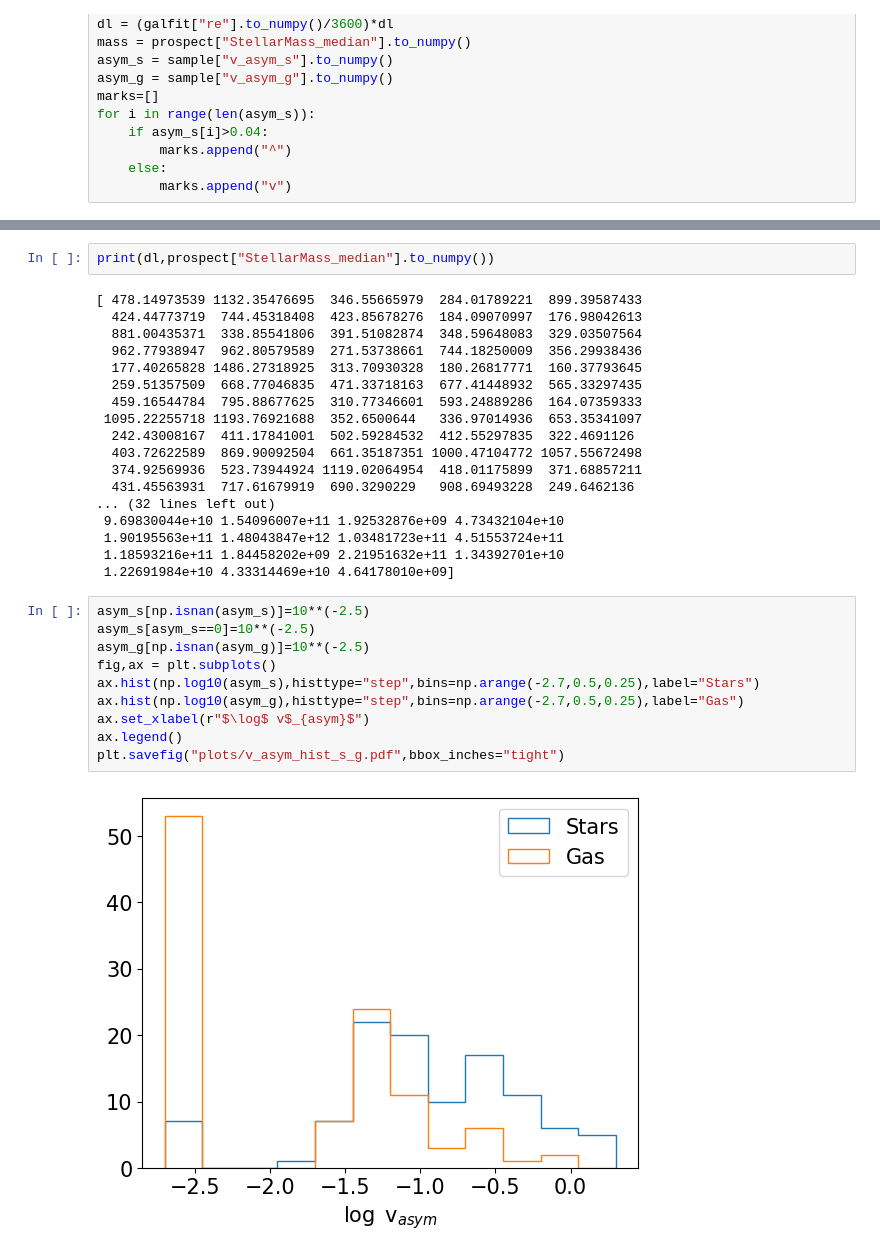
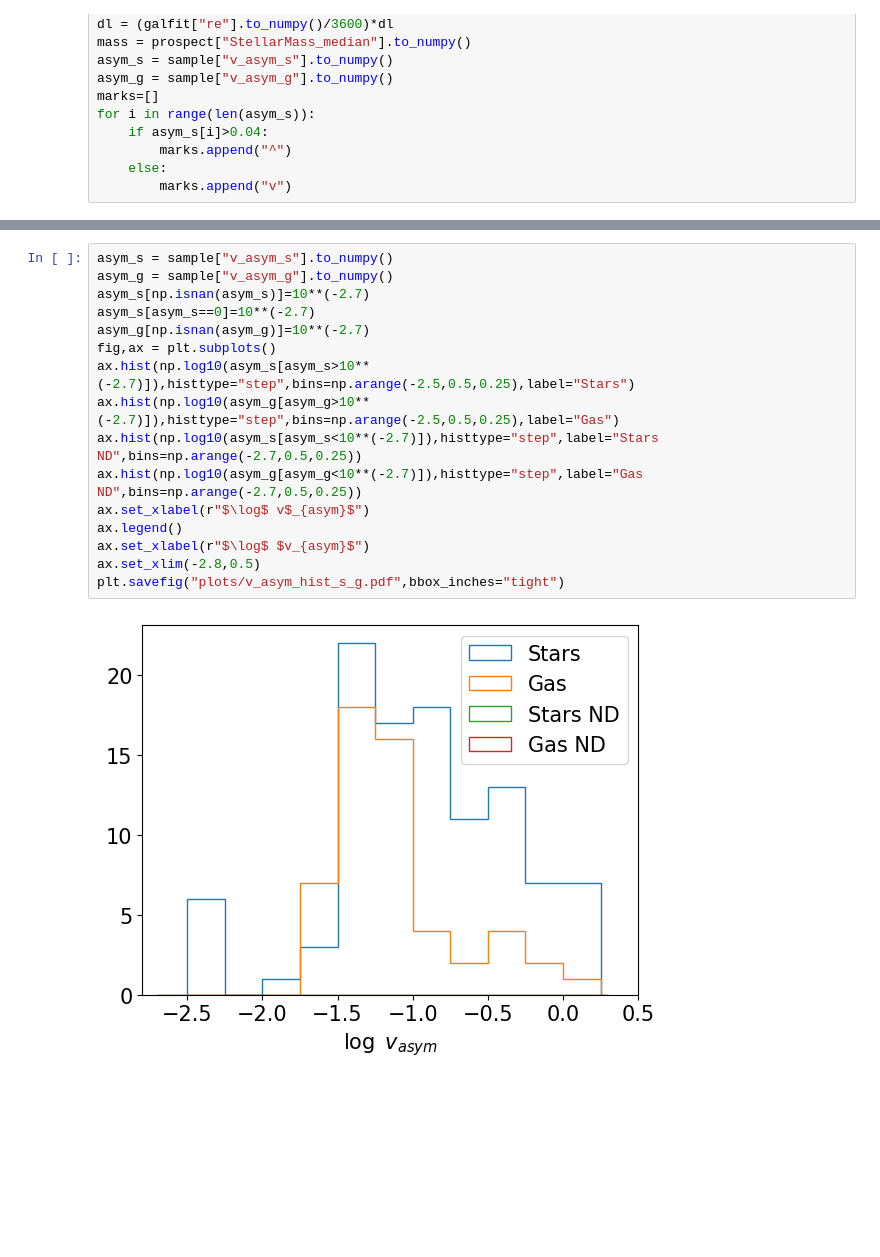
Before and after one commit to r-bagge/MAGPI_kinematics, a Jupyter notebook: plots.ipynb, the cells around one changed output, grey strips where cells are left out. Drawn from its saved outputs; the diff is of its cells as text; blank space fills up the shorter version.

```diff
--- a/plots.ipynb
+++ b/plots.ipynb
@@ -351,32 +340,18 @@ plt.show()
-# %%
-print(dl,prospect["StellarMass_median"].to_numpy())
-# %% [output]
-[ 478.14973539 1132.35476695  346.55665979  284.01789221  899.39587433
-  424.44773719  744.45318408  423.85678276  184.09070997  176.98042613
-  881.00435371  338.85541806  391.51082874  348.59648083  329.03507564
-  962.77938947  962.80579589  271.53738661  744.18250009  356.29938436
-  177.40265828 1486.27318925  313.70930328  180.26817771  160.37793645
-  259.51357509  668.77046835  471.33718163  677.41448932  565.33297435
-  459.16544784  795.88677625  310.77346601  593.24889286  164.07359333
- 1095.22255718 1193.76921688  352.6500644   336.97014936  653.35341097
-  242.43008167  411.17841001  502.59284532  412.55297835  322.4691126
-  403.72622589  869.90092504  661.35187351 1000.47104772 1057.55672498
-  374.92569936  523.73944924 1119.02064954  418.01175899  371.68857211
-  431.45563931  717.61679919  690.3290229   908.69493228  249.6462136
-... (32 lines left out)
- 9.69830044e+10 1.54096007e+11 1.92532876e+09 4.73432104e+10
- 1.90195563e+11 1.48043847e+12 1.03481723e+11 4.51553724e+11
- 1.18593216e+11 1.84458202e+09 2.21951632e+11 1.34392701e+10
- 1.22691984e+10 4.33314469e+10 4.64178010e+09]
 # %%
-asym_s[np.isnan(asym_s)]=10**(-2.5)
-asym_s[asym_s==0]=10**(-2.5)
-asym_g[np.isnan(asym_g)]=10**(-2.5)
+asym_s = sample["v_asym_s"].to_numpy()
+asym_g = sample["v_asym_g"].to_numpy()
+asym_s[np.isnan(asym_s)]=10**(-2.7)
+asym_s[asym_s==0]=10**(-2.7)
+asym_g[np.isnan(asym_g)]=10**(-2.7)
 fig,ax = plt.subplots()
-ax.hist(np.log10(asym_s),histtype="step",bins=np.arange(-2.7,0.5,0.25),label="Stars")
-ax.hist(np.log10(asym_g),histtype="step",bins=np.arange(-2.7,0.5,0.25),label="Gas")
+ax.hist(np.log10(asym_s[asym_s>10**(-2.7)]),histtype="step",bins=np.arange(-2.5,0.5,0.25),label="Stars")
+ax.hist(np.log10(asym_g[asym_g>10**(-2.7)]),histtype="step",bins=np.arange(-2.5,0.5,0.25),label="Gas")
+ax.hist(np.log10(asym_s[asym_s<10**(-2.7)]),histtype="step",label="Stars ND",bins=np.arange(-2.7,0.5,0.25))
+ax.hist(np.log10(asym_g[asym_g<10**(-2.7)]),histtype="step",label="Gas ND",bins=np.arange(-2.7,0.5,0.25))
 ax.set_xlabel(r"$\log$ v$_{asym}$")
 ax.legend()
+ax.set_xlabel(r"$\log$ $v_{asym}$")
+ax.set_xlim(-2.8,0.5)
 plt.savefig("plots/v_asym_hist_s_g.pdf",bbox_inches="tight")
 # %% [output]
-[figure, old version]
+[figure, new version]
```
Also changed, not shown: parts of 9 cells of this notebook, 2 other files.
